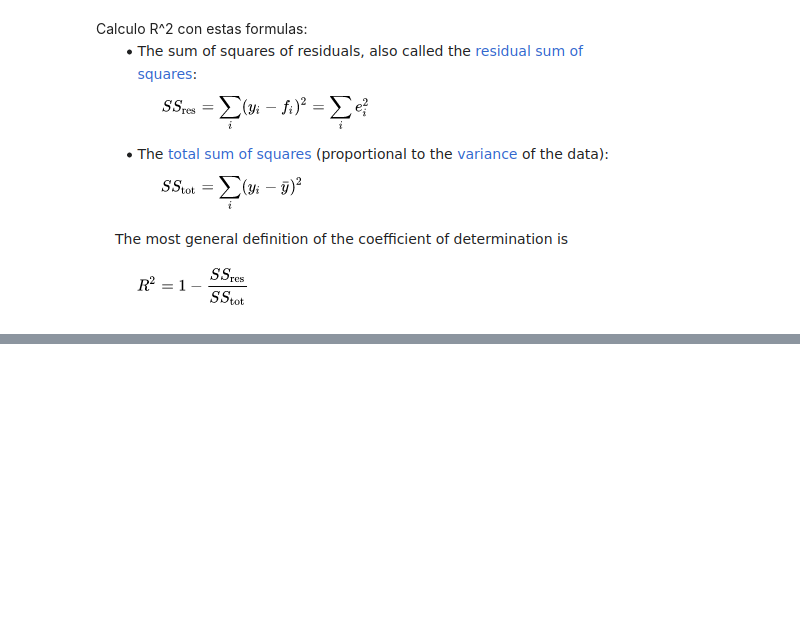
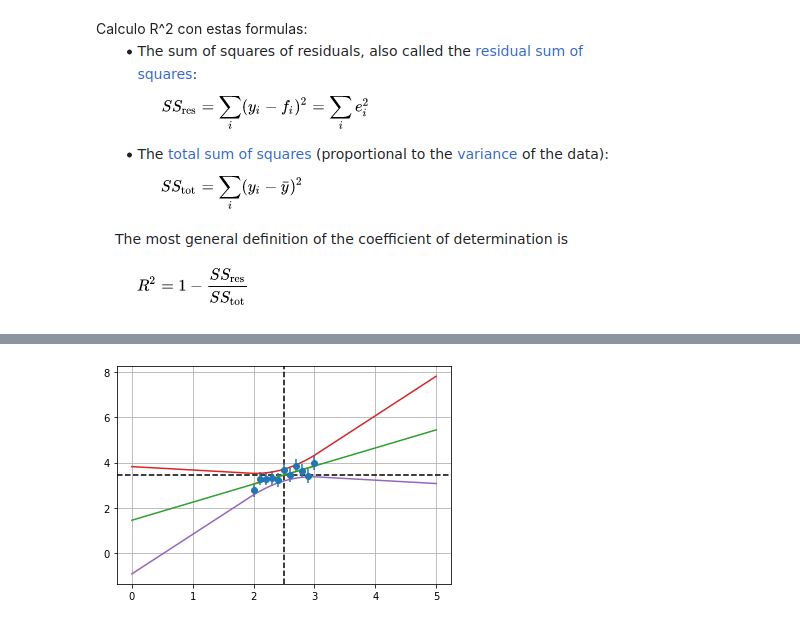
Before and after one commit to tdinapoli/mefe, a Jupyter notebook: tps/tp2/tp2.ipynb, the cells around one changed output, grey strips where cells are left out. Saved outputs shown, nothing was run; the diff lists cells and outputs as text; code cells hidden in the pictures; blank space fills up the shorter version.

```diff
--- a/tps/tp2/tp2.ipynb
+++ b/tps/tp2/tp2.ipynb
@@ -76,0 +116,30 @@ print(SSres, SStot, R)
+# %%
+def err_ya(xa, datos, sigma, delta ,signo=1, cuadrado=False):
+    resultado = 0
+    if cuadrado:
+        for dato in datos:
+            resultado += sigma**2/delta * (xa - dato)**2
+    else:
+        for dato in datos:
+            resultado += signo* np.sqrt(sigma**2/delta * (xa - dato)**2 )
+    return resultado
+# %%
+X = np.arange(2, 3.10, 0.10)
+Y = np.array([2.78, 3.29, 3.29, 3.33, 3.23, 3.69, 3.46, 3.87, 3.62, 3.40, 3.99])
+N = len(X)
+Xm, Ym = np.mean(X), np.mean(Y)
+plt.axhline(Ym, linestyle="dashed", color="k")
+plt.axvline(Xm, linestyle="dashed", color="k")
+plt.errorbar(X,Y, fmt='o', yerr=0.3)
+plt.plot(Xls[:,1], Xls @ A)
+plt.plot([0, 5], lineal([0,5], *A))
+plt.grid()
+
+xplot = np.linspace(0, 5, 100)
+yplot = err_ya(xplot, X, sigma, delta)
+plt.plot(xplot, lineal(xplot, *A) + yplot)
+yplot = err_ya(xplot, X, sigma, delta, signo=-1)
+plt.plot(xplot, lineal(xplot, *A) + yplot)
+plt.show()
+# %% [output]
+[figure, added]
```
Also changed, not shown: parts of 8 cells of this notebook, 2 other files.
